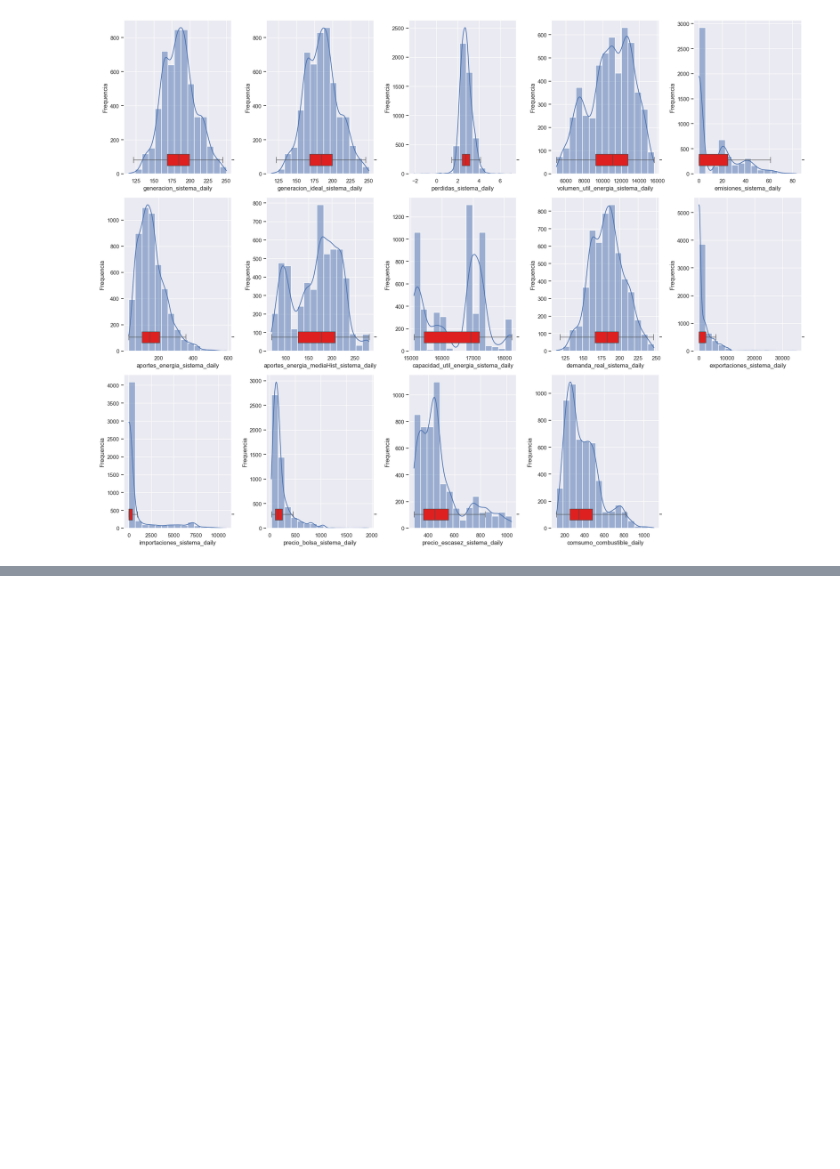
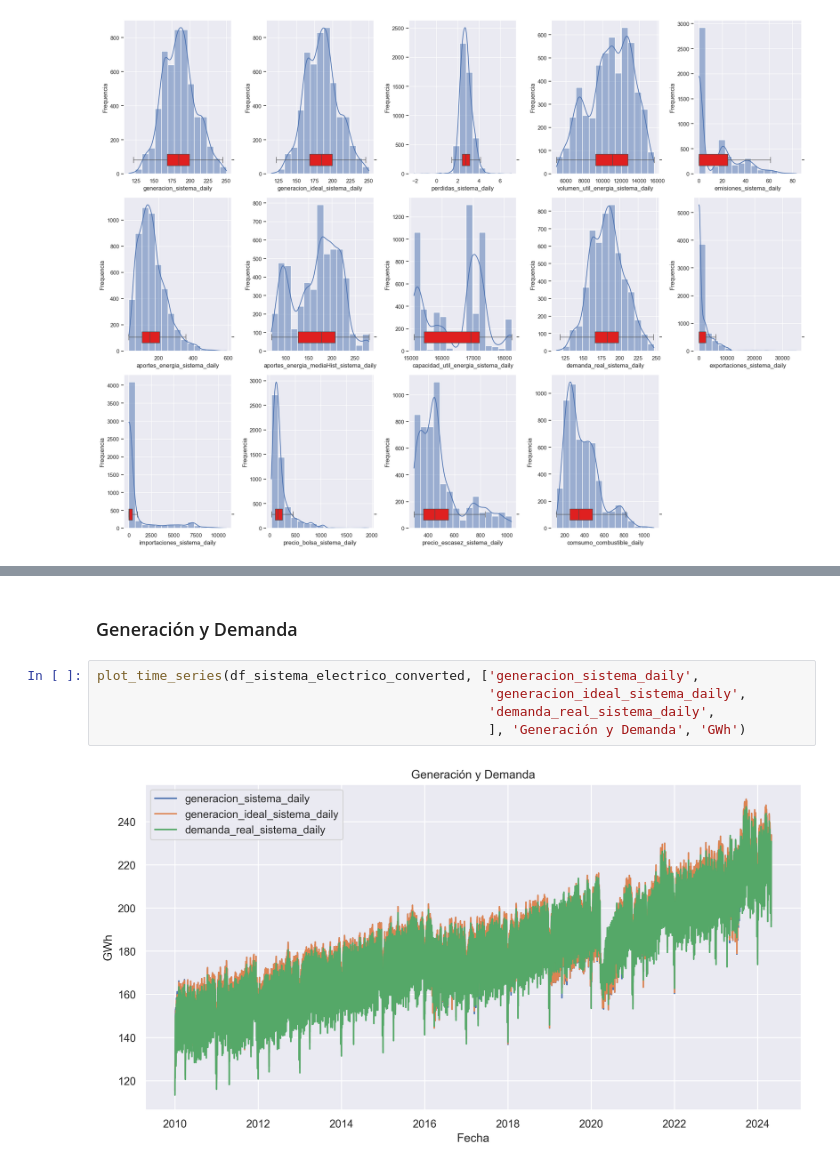
Before and after one commit to sistema-electrico-colombia/transform-EDA, a Jupyter notebook: exploratory_data_analysis.ipynb, the cells around one changed output, grey strips where cells are left out. Drawn from its saved outputs; the diff is of its cells as text; blank space fills up the shorter version.

```diff
--- a/exploratory_data_analysis.ipynb
+++ b/exploratory_data_analysis.ipynb
@@ -236,0 +257,9 @@ def plot_time_series(df, columns_to_plot, titulo, unidades):
+# %% [markdown]
+### Generación y Demanda
+# %%
+plot_time_series(df_sistema_electrico_converted, ['generacion_sistema_daily',
+                                                  'generacion_ideal_sistema_daily',
+                                                  'demanda_real_sistema_daily',
+                                                  ], 'Generación y Demanda', 'GWh')
+# %% [output]
+[figure, added]
```
Also changed, not shown: parts of 15 cells of this notebook.
